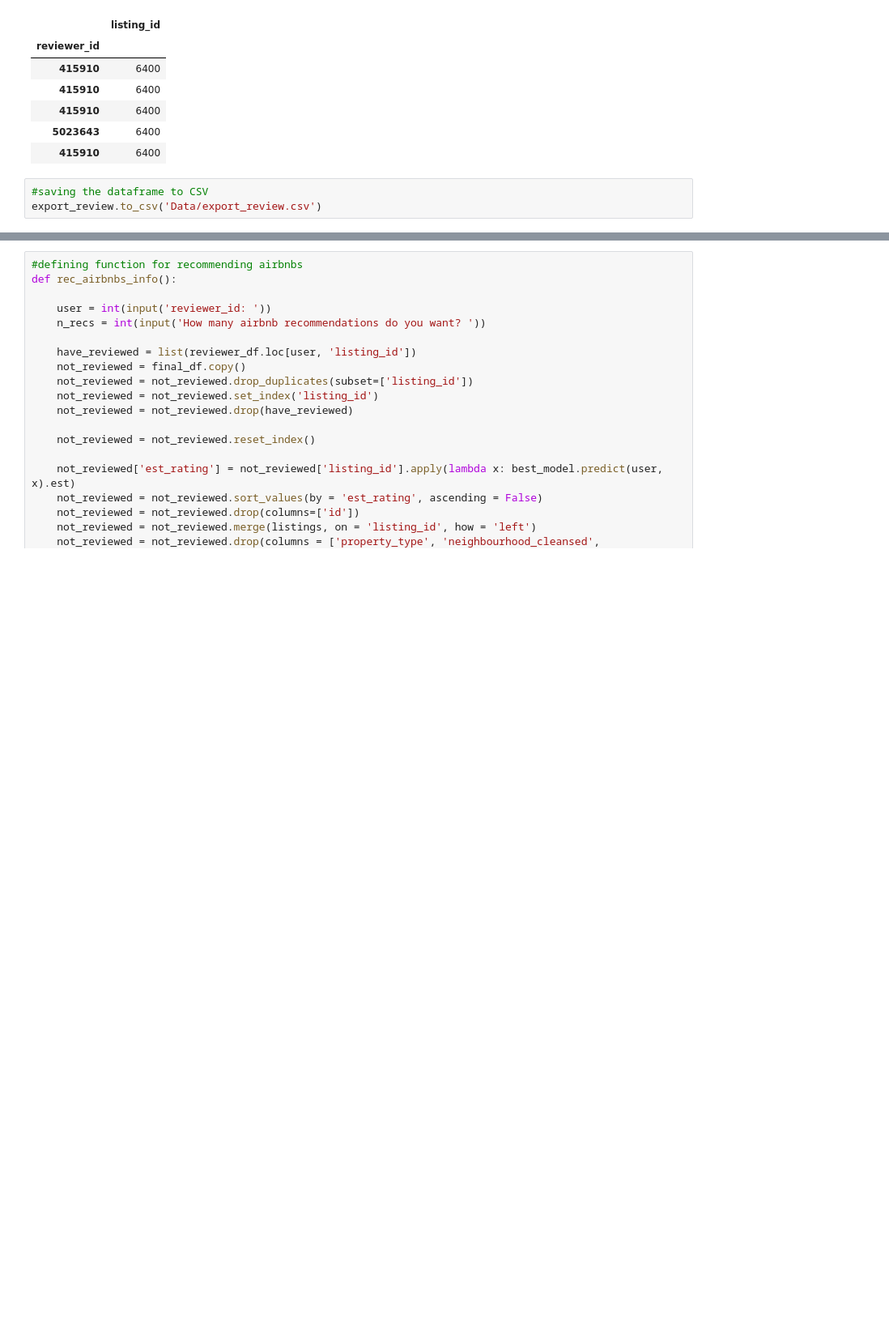
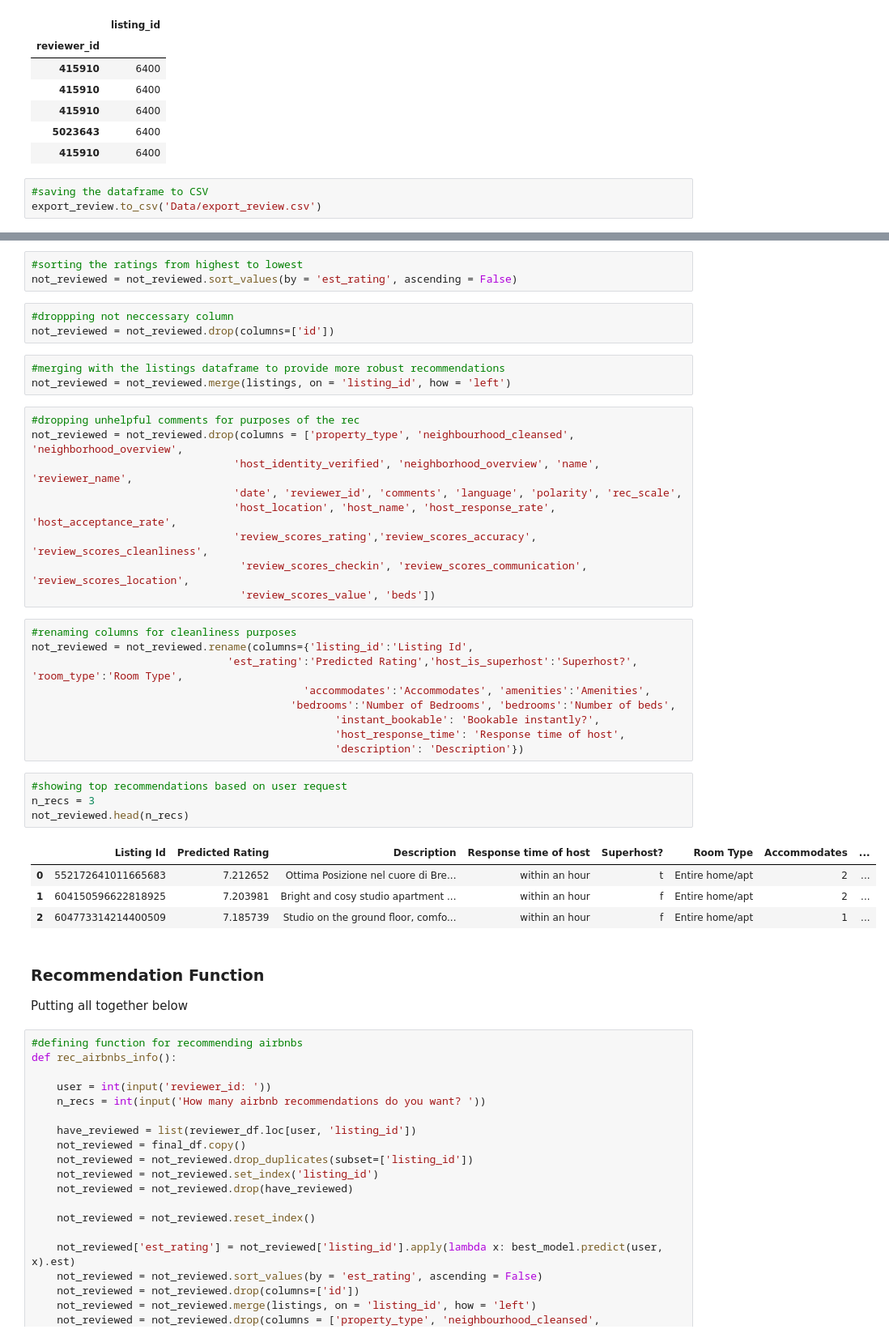
Before and after one commit to anat-jacobson/Airbnb-Recommender, a Jupyter notebook: Airbnb_Recommender_Collab_Filtering.ipynb, the cells around one changed output, grey strips where cells are left out. Shown at 81% size. Saved outputs shown, nothing was run; the diff lists cells and outputs as text; blank space fills up the shorter version.

```diff
--- a/Airbnb_Recommender_Collab_Filtering.ipynb
+++ b/Airbnb_Recommender_Collab_Filtering.ipynb
@@ -1460,3 +1416,42 @@ display(not_reviewed.tail(3))
+# %%
+#sorting the ratings from highest to lowest
+not_reviewed = not_reviewed.sort_values(by = 'est_rating', ascending = False)
+# %%
+#droppping not neccessary column
+not_reviewed = not_reviewed.drop(columns=['id'])
+# %%
+#merging with the listings dataframe to provide more robust recommendations
+not_reviewed = not_reviewed.merge(listings, on = 'listing_id', how = 'left')
+# %%
+#dropping unhelpful comments for purposes of the rec
+not_reviewed = not_reviewed.drop(columns = ['property_type', 'neighbourhood_cleansed', 'neighborhood_overview',
+                                'host_identity_verified', 'neighborhood_overview', 'name', 'reviewer_name',
+                                'date', 'reviewer_id', 'comments', 'language', 'polarity', 'rec_scale',
+                                'host_location', 'host_name', 'host_response_rate', 'host_acceptance_rate',
+                                'review_scores_rating','review_scores_accuracy', 'review_scores_cleanliness',
+                                 'review_scores_checkin', 'review_scores_communication', 'review_scores_location',
+                                 'review_scores_value', 'beds'])
+# %%
+#renaming columns for cleanliness purposes
+not_reviewed = not_reviewed.rename(columns={'listing_id':'Listing Id',
+                               'est_rating':'Predicted Rating','host_is_superhost':'Superhost?', 'room_type':'Room Type',
+                                           'accommodates':'Accommodates', 'amenities':'Amenities',
+                                         'bedrooms':'Number of Bedrooms', 'bedrooms':'Number of beds',
+                                                'instant_bookable': 'Bookable instantly?',
+                                                'host_response_time': 'Response time of host',
+                                                'description': 'Description'})
+# %%
+#showing top recommendations based on user request
+n_recs = 3
+not_reviewed.head(n_recs)
+# %% [output]
+|  | Listing Id | Predicted Rating | Description | Response time of host | Superhost? | Room Type | Accommodates | ... |
+| 0 | 552172641011665683 | 7.212652 | Ottima Posizione nel cuore di Bre... | within an hour | t | Entire home/apt | 2 | ... |
+| 1 | 604150596622818925 | 7.203981 | Bright and cosy studio apartment ... | within an hour | f | Entire home/apt | 2 | ... |
+| 2 | 604773314214400509 | 7.185739 | Studio on the ground floor, comfo... | within an hour | f | Entire home/apt | 1 | ... |
+# %% [markdown]
+### Recommendation Function
+Putting all together below
 # %%
 #defining function for recommending airbnbs
 def rec_airbnbs_info():
```
Also changed, not shown: parts of 24 cells of this notebook.
